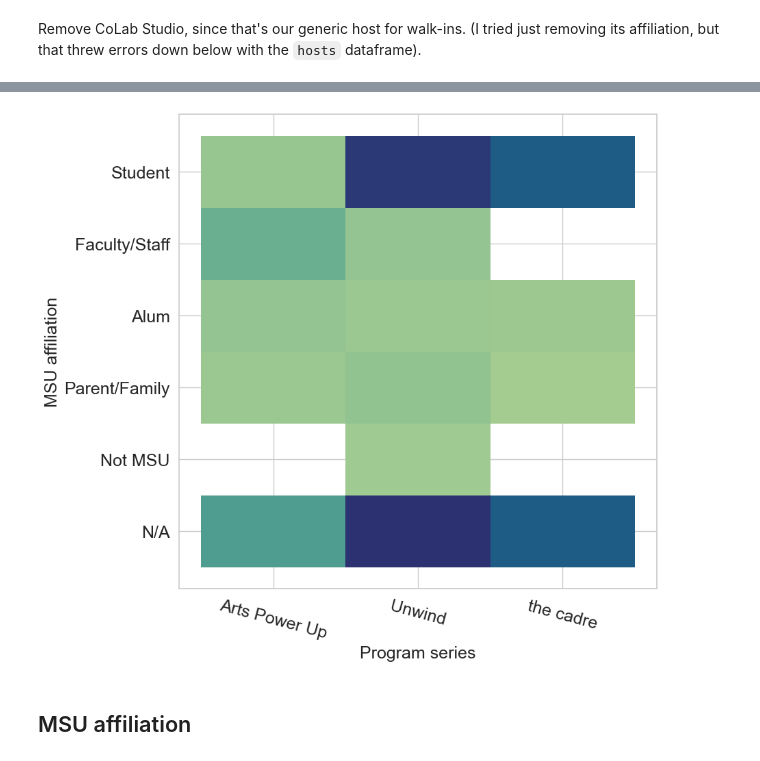
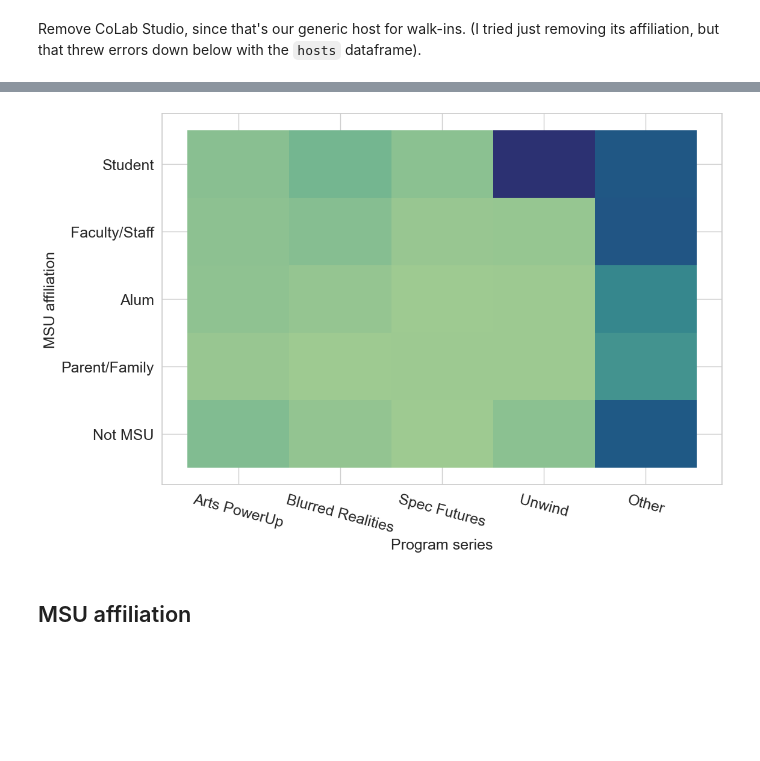
Before and after one commit to abigailStev/altru-shenanigans, a Jupyter notebook: Quarterly/quant_quarterly.ipynb, the cells around one changed output, grey strips where cells are left out. Saved outputs shown, nothing was run; the diff lists cells and outputs as text; code cells hidden in the pictures; blank space fills up the shorter version.

```diff
--- a/Quarterly/quant_quarterly.ipynb
+++ b/Quarterly/quant_quarterly.ipynb
@@ -238,7 +294,8 @@ display(programs[['Name', 'Percentage', 'Attended']])
 #ser_cats = ['First Fridays', 'National Youth Summit', 'Arts Power Up']
 #ser_cats = ['First Fridays', 'Arts Power Up', 'CoLab Studio', 'MAACLP', 'Cultural Heritage Mo']
 #ser_cats = ['First Fridays', 'SciCurious', 'CoLab Studio', 'Techno']
-ser_cats = ['Arts Power Up', 'Unwind', 'the cadre']
+#ser_cats = ['Arts Power Up', 'Unwind', 'the cadre']
+ser_cats = ['Arts PowerUp', 'Blurred Realities', 'Spec Futures','Unwind','Other']
 
 programs['Series'] = pd.Categorical(programs['Series'], categories=ser_cats, ordered=True)
 # %% [markdown]
@@ -332,7 +393,7 @@ registrants = registrants[registrants['Program name'].isin(programs['Name'].uniq
 registrants['Program location'] = registrants['Program location'].replace("Beal Botanical Garden", "Beal")
 # registrants['Program location'] = registrants['Program location'].replace("Communication Arts and Sciences Building", "WKAR")
 # registrants['Program location'] = registrants['Program location'].replace("Kresge Art Center", "Kresge")
-# registrants['Program location'] = registrants['Program location'].replace("MSU Main Library", "MSU Library")
+registrants['Program location'] = registrants['Program location'].replace("MSU Main Library", "MSU Library")
 # registrants['Program location'] = registrants['Program location'].replace("FRIB (Facility for Rare Isotope Beams)", "FRIB")
 # registrants['Program location'] = registrants['Program location'].replace("Brody Square", "Brody")
 # registrants['Program location'] = registrants['Program location'].replace("Natural Science Building", "NatSci")
@@ -380,10 +451,10 @@ print(sum(registrants['Attended']))
 # %% [markdown]
 Remove Abbie and Brittany, since we sign up for every program to test the links and emails.
 # %%
-# notmeA_idx = ["Abbie Stevens".casefold() not in item.casefold() for item in registrants['Visitor name']]
-# registrants = registrants.loc[notmeA_idx]
-# notmeB_idx = ["Brittany Carter".casefold() not in item.casefold() for item in registrants['Visitor name']]
-# registrants = registrants.loc[notmeB_idx]
+notmeA_idx = ["Abbie Stevens".casefold() not in item.casefold() for item in registrants['Visitor name']]
+registrants = registrants.loc[notmeA_idx]
+notmeB_idx = ["Brittany Carter".casefold() not in item.casefold() for item in registrants['Visitor name']]
+registrants = registrants.loc[notmeB_idx]
 # %% [markdown]
 Remove CoLab Studio, since that's our generic host for walk-ins. (I tried just removing its affiliation, but that threw errors down below with the `hosts` dataframe).
 # %%
@@ -422,15 +518,17 @@ for i in range(len(programs['Name'])):
+# %%
+attendees = registrants.loc[registrants['Attended'] == True]
+noNA_att = attendees.loc[attendees['MSU affiliation'] != "N/A"]
 # %%
-attendees = registrants.loc[registrants['Attended'] == True]
-
-fig, ax = plt.subplots(figsize=(9,9))
-fig = sns.histplot(attendees, x='Program series', y='MSU affiliation', cmap='crest')
+fig, ax = plt.subplots(figsize=(12,8))
+fig = sns.histplot(noNA_att, x='Program series', y='MSU affiliation', cmap='crest')
 fig.set_xticklabels(fig.get_xticklabels(), rotation=345)
 ax.tick_params(axis='both', which='major', labelsize=18)
 ax.xaxis.label.set_size(18)
 ax.yaxis.label.set_size(18)
+fig.figure.savefig(q_dir+"/program_series_2D.png", bbox_inches='tight')
 plt.show()
 # %% [output]
-[figure, old version]
+[figure, new version]
 # %% [markdown]
 ## MSU affiliation
 # %% [markdown]
```
Also changed, not shown: parts of 29 cells of this notebook.
